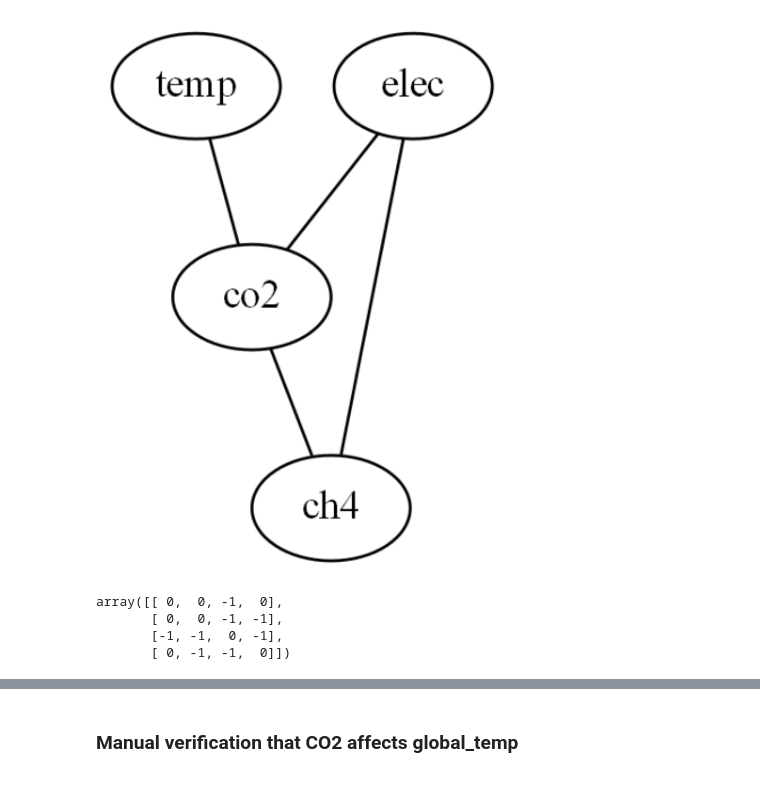
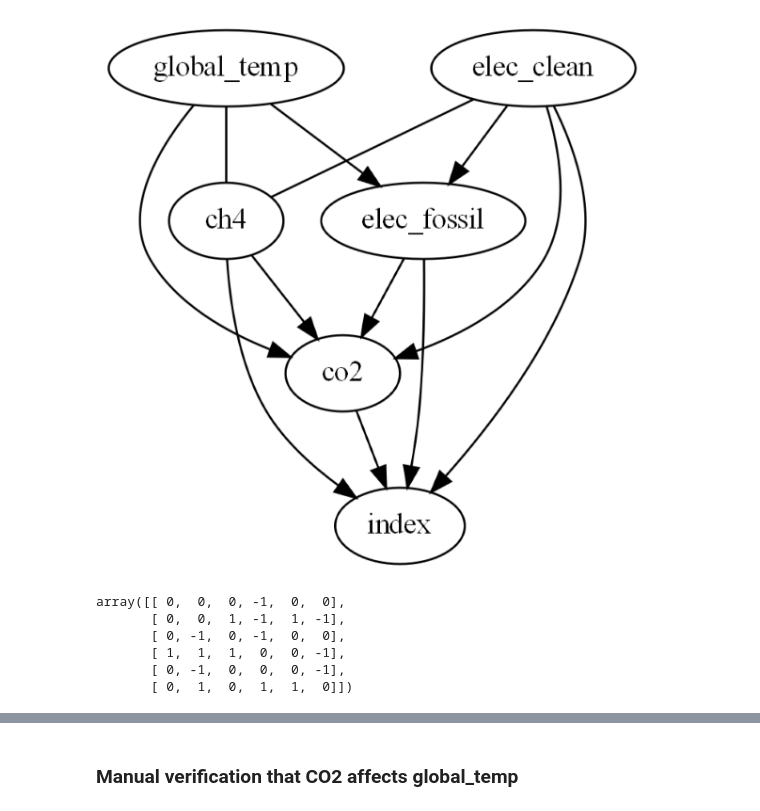
Before and after one commit to HomKeen/DSC180B-Q2-Capstone, a Jupyter notebook: scripts/SCM_test_2.ipynb, the cells around one changed output, grey strips where cells are left out. Cells and saved outputs as stored; diff of their text form; code cells hidden in the pictures.

Commit message:
Split electricity into fossil fuels and clean

```diff
--- a/scripts/SCM_test_2.ipynb
+++ b/scripts/SCM_test_2.ipynb
@@ -11,11 +11,12 @@ from causallearn.utils.KCI.PolynomialKernel import PolynomialKernel
 
 from dataset import EarthSystemsDataset
 # %%
-data_var_names = ['global_temp', 'electricity', 'co2', 'ch4']
+data_var_names = ['global_temp', 'elec_fossil', 'elec_clean', 'co2', 'ch4']
 y_vals = ['temp_change']
 lags = 15
 
 earth_data = EarthSystemsDataset(data_var_names, y_vals=y_vals, val_frac=0.1, lags=lags, mode='ann')
 earth_data.full_mode()
+earth_data.data['index'] = list(range(earth_data.data.shape[0]))
 earth_data.data
 # %% [output]
@@ -36,4 +37,5 @@ earth_data.data
 # %%
 d = earth_data.data.to_numpy()
 # kci = CIT(d, 'kci', kernelZ='Gaussian')
-cg = pc(d, verbose=True)
+# cg = pc(d, verbose=True)
+cg = pc(d, indep_test=kci)
@@ -58,14 +42,16 @@ cg = pc(d, verbose=True)
 # %%
-cg.draw_pydot_graph(labels=['temp', 'elec', 'co2', 'ch4'])
+cg.draw_pydot_graph(labels=data_var_names+['index'])
 # %% [output]
-[figure, old version]
+[figure, new version]
 # %%
 cg.G.graph
 # %% [output]
-array([[ 0,  0, -1,  0],
-       [ 0,  0, -1, -1],
-       [-1, -1,  0, -1],
-       [ 0, -1, -1,  0]])
+array([[ 0,  0,  0, -1,  0,  0],
+       [ 0,  0,  1, -1,  1, -1],
+       [ 0, -1,  0, -1,  0,  0],
+       [ 1,  1,  1,  0,  0, -1],
+       [ 0, -1,  0,  0,  0, -1],
+       [ 0,  1,  0,  1,  1,  0]])
 # %%
 for i in range(earth_data.data.shape[1]):
     for j in range(i):
```
Also changed, not shown: parts of 7 cells of this notebook, 2 other files.
